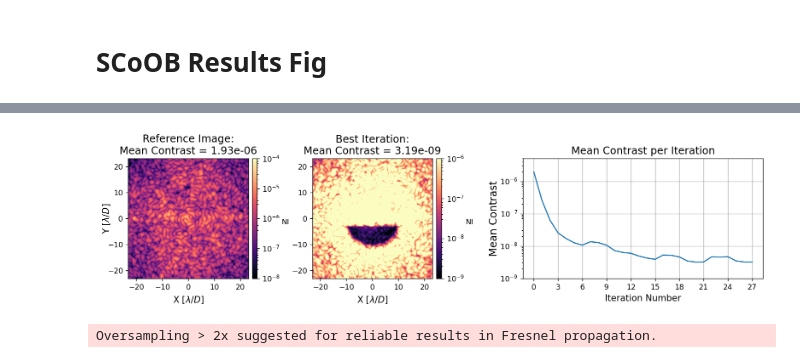
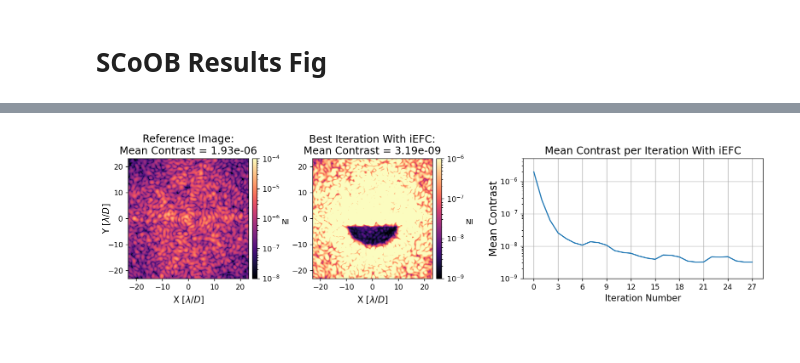
Before and after one commit to kian1377/aefc-vortex, a Jupyter notebook: scoob/make_scoob_figs.ipynb, the cells around one changed output, grey strips where cells are left out. Saved outputs shown, nothing was run; the diff lists cells and outputs as text; code cells hidden in the pictures.

```diff
--- a/scoob/make_scoob_figs.ipynb
+++ b/scoob/make_scoob_figs.ipynb
@@ -119,25 +100,18 @@ data['reg_conds']
 # %%
 from adefc_vortex import imshows
 reload(imshows)
 
 data = utils.load_pickle('data/20250114_iefc_run_1.pkl')
 data.update({'control_mask':data['control_mask_2']})
 
 imshows.plot_data_with_ref(
     data,
     im1vmax=1e-4, im1vmin=1e-8,
     im2vmax=1e-6, im2vmin=1e-9,
     vmax=5e-6, vmin=1e-9,
     xticks=np.arange(0, 27+1, 3),
+    exp_name=' With iEFC',
     fname='../figs/scoob_mono_iefc.pdf',
 )
 # %% [output]
-[figure, old version]
+[figure, new version]
-# %%
-M = scoobm.MODEL()
-iwa = 3
-owa = 10
-rotation = 0
-control_mask = utils.create_annular_focal_plane_mask(M.npsf, M.psf_pixelscale_lamDc, iwa, owa, edge=iwa, rotation=rotation)
-# %% [output]
-Oversampling > 2x suggested for reliable results in Fresnel propagation.
```
Also changed, not shown: parts of 5 cells of this notebook, 4 other files.
